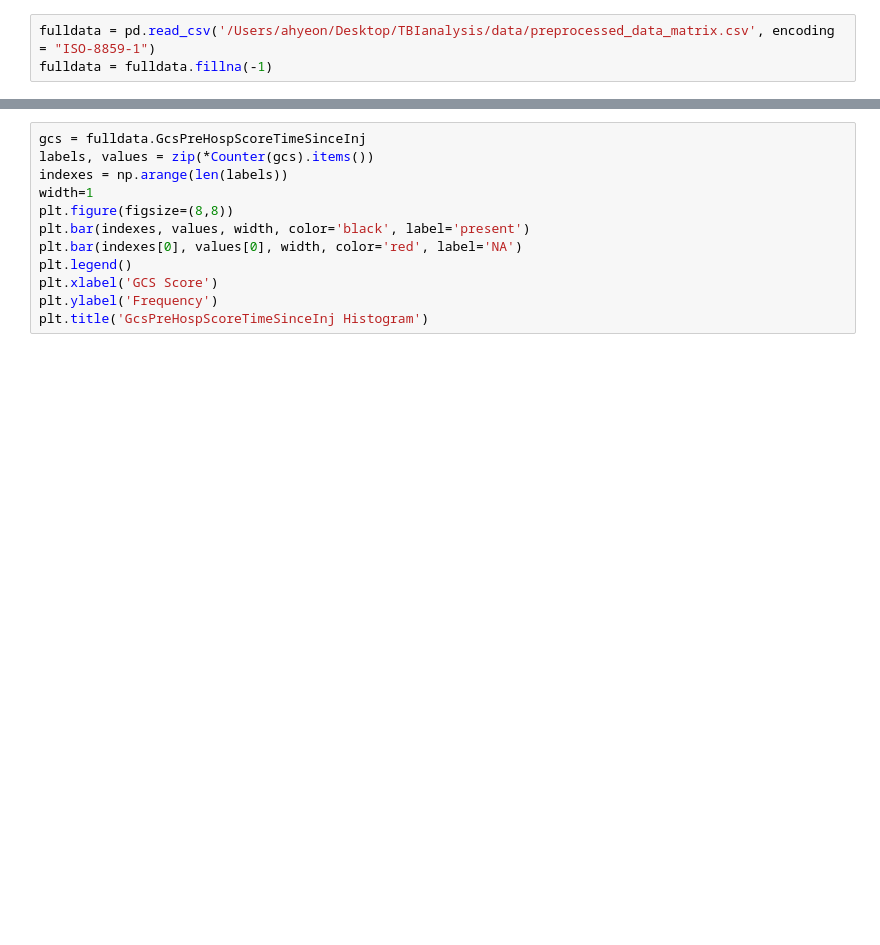
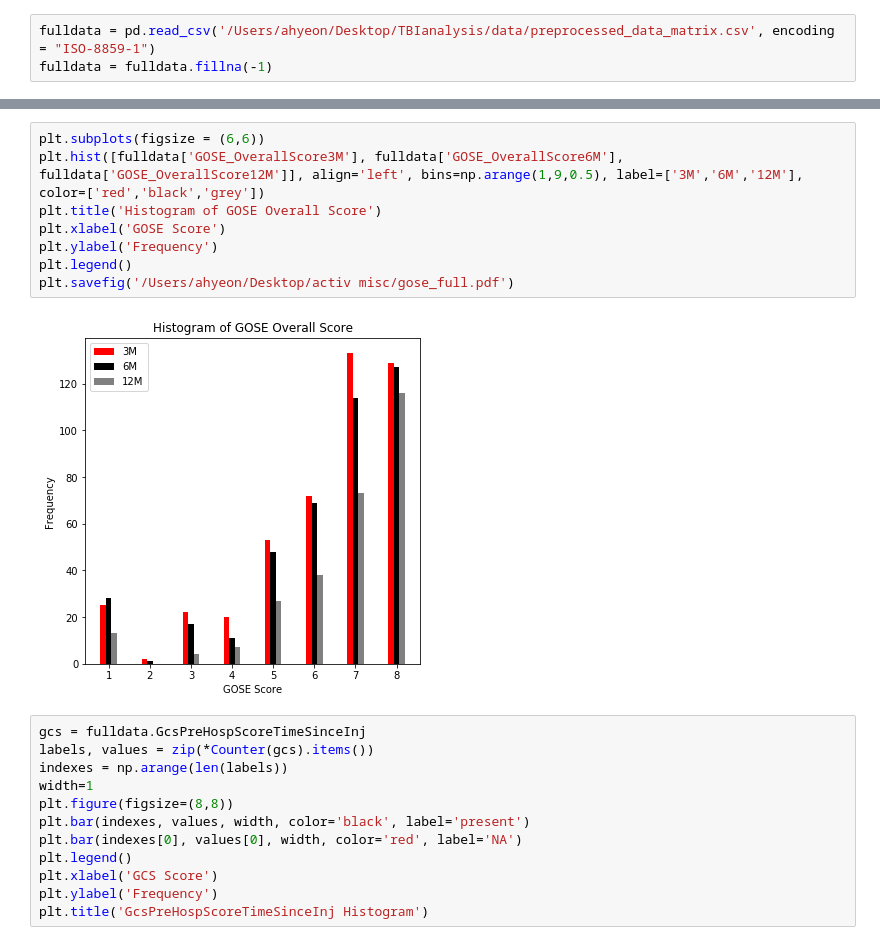
Before and after one commit to BouchardLab/ML_4_prec_prognosis, a Jupyter notebook: notebooks/full_dataset_histograms.ipynb, the cells around one changed output, grey strips where cells are left out. Drawn from its saved outputs; the diff is of its cells as text; blank space fills up the shorter version.

```diff
--- a/notebooks/full_dataset_histograms.ipynb
+++ b/notebooks/full_dataset_histograms.ipynb
@@ -14,3 +22,13 @@ fulldata = fulldata.fillna(-1)
+# %%
+plt.subplots(figsize = (6,6))
+plt.hist([fulldata['GOSE_OverallScore3M'], fulldata['GOSE_OverallScore6M'], fulldata['GOSE_OverallScore12M']], align='left', bins=np.arange(1,9,0.5), label=['3M','6M','12M'], color=['red','black','grey'])
+plt.title('Histogram of GOSE Overall Score')
+plt.xlabel('GOSE Score')
+plt.ylabel('Frequency')
+plt.legend()
+plt.savefig('/Users/ahyeon/Desktop/activ misc/gose_full.pdf')
+# %% [output]
+[figure, added]
 # %%
 gcs = fulldata.GcsPreHospScoreTimeSinceInj
 labels, values = zip(*Counter(gcs).items())
```
Also changed, not shown: parts of 1 cell of this notebook, 5 other files.
